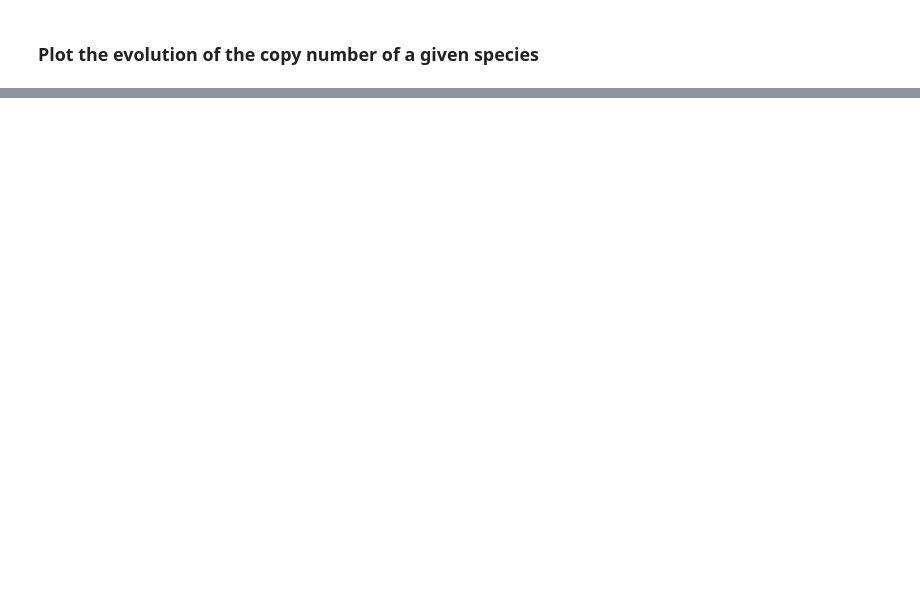
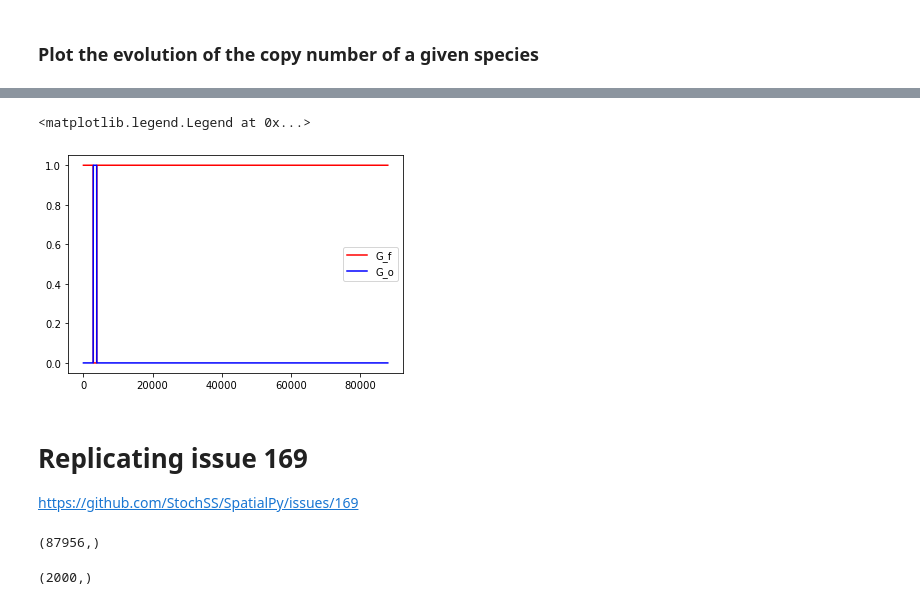
Before and after one commit to StochSS/SpatialPy, a Jupyter notebook: examples/hes1/hes1.ipynb, the cells around one changed output, grey strips where cells are left out. Drawn from its saved outputs; the diff is of its cells as text; code cells hidden in the pictures; blank space fills up the shorter version.

Commit message:
replicating issues #169

```diff
--- a/examples/hes1/hes1.ipynb
+++ b/examples/hes1/hes1.ipynb
@@ -169,6 +176,20 @@ def plot_hes1(result):
 # %%
-pf = np.sum(result.get_species("Pf"),axis=1)
-po = np.sum(result.get_species("Po"),axis=1)
-plt.plot(model.tspan,pf,'r',label="Pf")
-plt.plot(model.tspan,po,'b',label="Po")
+pf = numpy.sum(result.get_species("G_f"),axis=1)
+po = numpy.sum(result.get_species("G_o"),axis=1)
+plt.plot(result.tspan,pf,'r',label="G_f")
+plt.plot(result.tspan,po,'b',label="G_o")
 plt.legend(loc="best")
+# %% [output]
+<matplotlib.legend.Legend at 0x...>
+[figure, added]
+# %% [markdown]
+# Replicating issue 169
+https://github.com/StochSS/SpatialPy/issues/169
+# %%
+model.tspan.shape
+# %% [output]
+(87956,)
+# %%
+result.tspan.shape
+# %% [output]
+(2000,)
```
Also changed, not shown: parts of 3 cells of this notebook.
